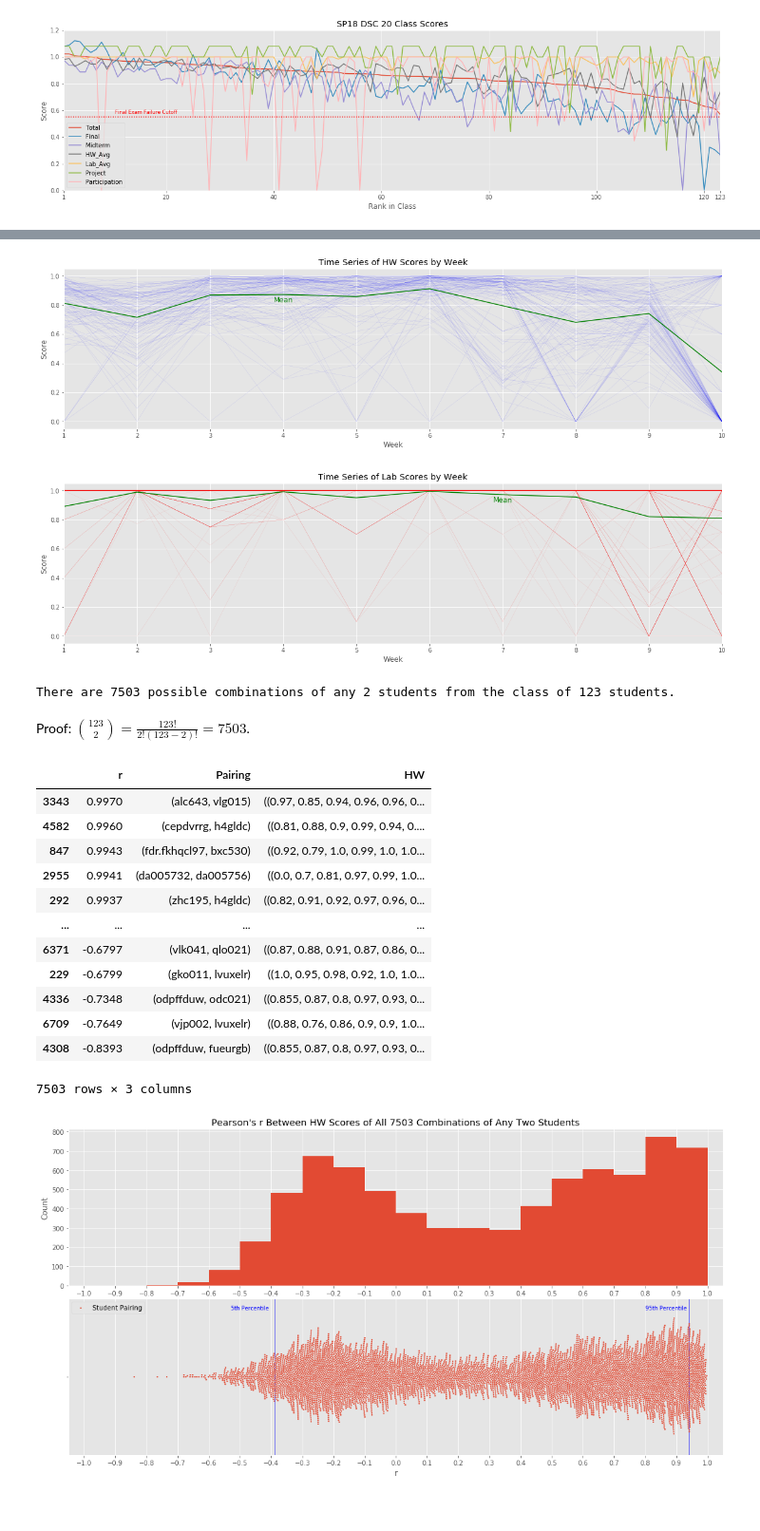
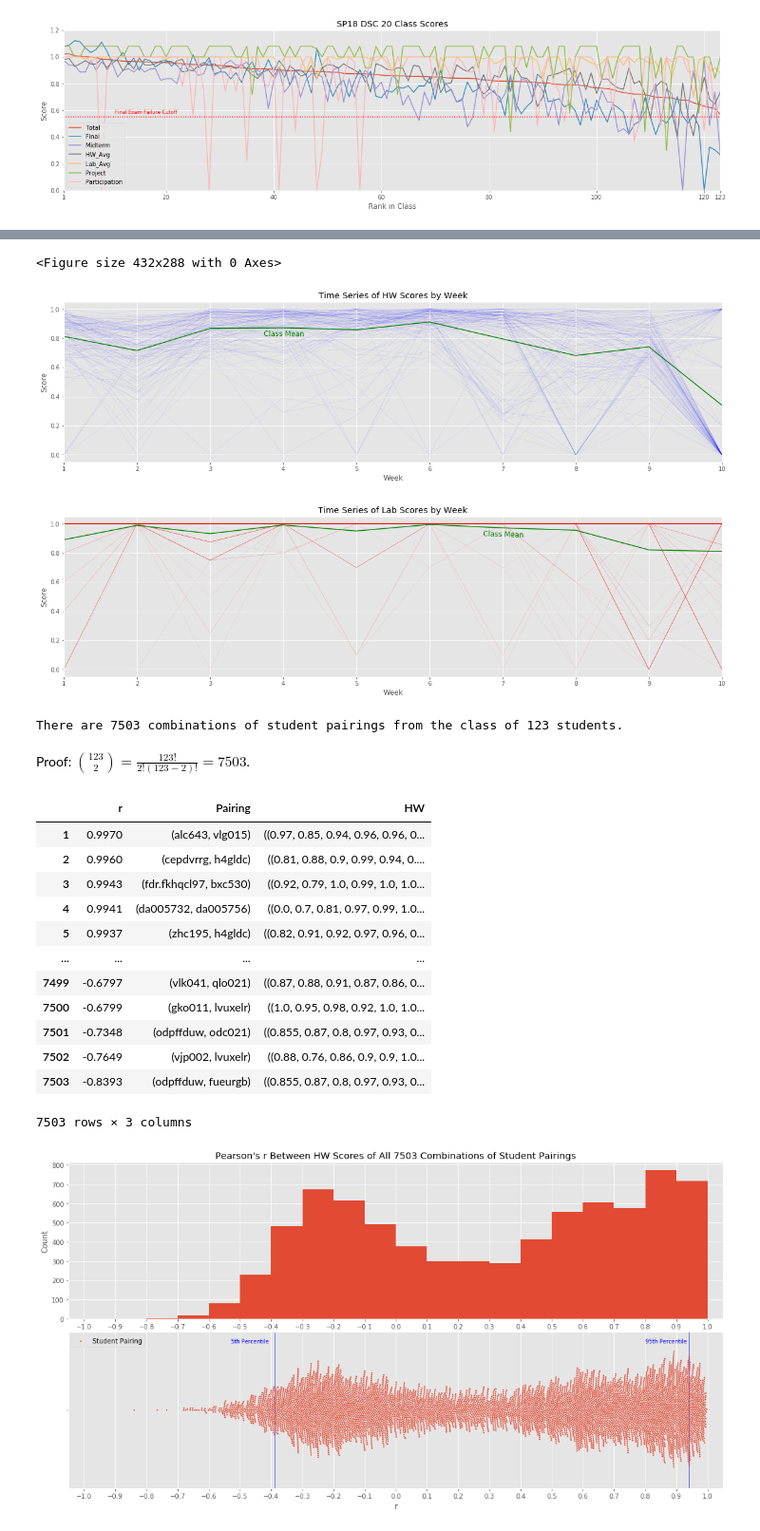
Before and after one commit to dleestat/grades, a Jupyter notebook: Grades.ipynb, the cells around one changed output, grey strips where cells are left out. Shown at 95% size. Cells and saved outputs as stored; diff of their text form; code cells hidden in the pictures.

```diff
--- a/Grades.ipynb
+++ b/Grades.ipynb
@@ -122,14 +123,14 @@ plt.xticks(list(range(20,n,20)) + [1,n]);
 criteria = 'Total', 'Final', 'Midterm', 'HW_Avg', 'Lab_Avg', 'Project', 'Participation'
 nrows = len(criteria)
 
-plt.figure(figsize=(12,1.5*nrows))
+plt.figure(figsize=(12,3.5*nrows))
 
 for i, criterion in enumerate(criteria, 1):
     data = df[criterion]
     mean, sd = np.mean(data), np.std(data)
 
     # Histogram
-    plt.subplot(nrows/2, 4, 2*i-1)
+    plt.subplot(nrows, 2, 2*i-1)
     data.hist(density=True)
     x = np.linspace(mean - 4*sd, mean + 4*sd, 1000)
     plt.plot(x, stats.gaussian_kde(data)(x), label='Kernel Density Estimation')
@@ -141,7 +142,7 @@ for i, criterion in enumerate(criteria, 1):
     plt.legend(loc='upper left')
 
     # Q-Q Plot
-    plt.subplot(nrows/2, 4, 2*i)
+    plt.subplot(nrows, 2, 2*i)
     stats.probplot(data, plot=plt)
     plt.title('Normal Q-Q Plot')
     plt.xlabel('Theoretical Quantiles of Normal Distribution')
@@ -183,0 +155,4 @@ plt.tight_layout()
+# %%
+fig = plt.figure()
+# %% [output]
+<Figure size 432x288 with 0 Axes>
@@ -184,64 +161,60 @@ plt.tight_layout()
 # %%
-hw_averages, lab_averages = tuple(map(np.mean, zip(*df['HW']))), tuple(map(np.mean, zip(*df['Lab'])))
-weeks = range(1,11)
+hw_mean, lab_mean = tuple(map(np.mean, zip(*df['HW']))), tuple(map(np.mean, zip(*df['Lab'])))
 
-hw = 'HW', 'b', hw_averages
-lab = 'Lab', 'r', lab_averages
 texts = []
-
-for assignment, color, averages in hw, lab:
+for assignment, color, mean in ('HW','b',hw_mean), ('Lab','r',lab_mean):
     plt.figure(figsize=(20,5))
 
     # All scores
     for row in range(n):
         plt.plot(weeks, df.iloc[row][assignment], color, lw=.05)
 
     # Averages (and associated labels)
-    plt.plot(weeks, averages, 'g')
-    texts.append(plt.text(0, 0, 'Mean', color='g', size='large'))
+    plt.plot(weeks, mean, 'g')
+    texts.append(plt.text(0, 0, 'Class Mean', color='g', size='large'))
 
     plt.title('Time Series of {} Scores by Week'.format(assignment))
     plt.xlabel('Week')
     plt.ylabel('Score')
     plt.axis([1,10,-.05,1.05])
-    plt.xticks(range(1,11))
+    plt.xticks(weeks)
 
-plt.setp(texts[0], x=3.87, y=.82, rotation=-.5)
-plt.setp(texts[1], x=6.87, y=.92, rotation=-2);
-
+plt.setp(texts[0], x=3.73, y=.815, rotation=-.5)
+plt.setp(texts[1], x=6.73, y=.918, rotation=-2);
 #explain drops in scores, drops, non graded
 # %% [output]
 [figure]
-[figure, old version]
+[figure, new version]
 # %%
 hw_correlations = {}
 for a, b in combinations(range(n), 2):
     hw_correlations[a, b] = stats.pearsonr(df.iloc[a]['HW'], df.iloc[b]['HW'])[0]
 pairs = len(hw_correlations)
-print('There are {} possible combinations of any 2 students from the class of {} students.'.format(pairs, n))
+print('There are {} combinations of student pairings from the class of {} students.'.format(pairs, n))
 # %% [output]
-There are 7503 possible combinations of any 2 students from the class of 123 students.
+There are 7503 combinations of student pairings from the class of 123 students.
 # %% [markdown]
 Proof: $\binom{123}{2}=\frac{123!}{2!(123-2)!}=7503$.
 # %%
 df_hw = pd.DataFrame(list(hw_correlations.items()), columns=['Pairing','r'])
 df_hw['HW']      = df_hw['Pairing'].apply(lambda pair: (df.iloc[pair[0]]['HW'], df.iloc[pair[1]]['HW']))
 df_hw['Pairing'] = df_hw['Pairing'].apply(lambda pair: (df.iloc[pair[0]]['ID'], df.iloc[pair[1]]['ID']))
-df_hw = df_hw[['r','Pairing','HW']].sort_values('r',ascending=False)
+df_hw = df_hw[['r','Pairing','HW']].sort_values('r',ascending=False).reset_index(drop=True)
+df_hw.index += 1
 df_hw
 # %% [output]
 |  | r | Pairing | HW |
-| 3343 | 0.9970 | (alc643, vlg015) | ((0.97, 0.85, 0.94, 0.96, 0.96, 0... |
-| 4582 | 0.9960 | (cepdvrrg, h4gldc) | ((0.81, 0.88, 0.9, 0.99, 0.94, 0.... |
-| 847 | 0.9943 | (fdr.fkhqcl97, bxc530) | ((0.92, 0.79, 1.0, 0.99, 1.0, 1.0... |
-| 2955 | 0.9941 | (da005732, da005756) | ((0.0, 0.7, 0.81, 0.97, 0.99, 1.0... |
-| 292 | 0.9937 | (zhc195, h4gldc) | ((0.82, 0.91, 0.92, 0.97, 0.96, 0... |
+| 1 | 0.9970 | (alc643, vlg015) | ((0.97, 0.85, 0.94, 0.96, 0.96, 0... |
+| 2 | 0.9960 | (cepdvrrg, h4gldc) | ((0.81, 0.88, 0.9, 0.99, 0.94, 0.... |
+| 3 | 0.9943 | (fdr.fkhqcl97, bxc530) | ((0.92, 0.79, 1.0, 0.99, 1.0, 1.0... |
+| 4 | 0.9941 | (da005732, da005756) | ((0.0, 0.7, 0.81, 0.97, 0.99, 1.0... |
+| 5 | 0.9937 | (zhc195, h4gldc) | ((0.82, 0.91, 0.92, 0.97, 0.96, 0... |
 | ... | ... | ... | ... |
-| 6371 | -0.6797 | (vlk041, qlo021) | ((0.87, 0.88, 0.91, 0.87, 0.86, 0... |
-| 229 | -0.6799 | (gko011, lvuxelr) | ((1.0, 0.95, 0.98, 0.92, 1.0, 1.0... |
-| 4336 | -0.7348 | (odpffduw, odc021) | ((0.855, 0.87, 0.8, 0.97, 0.93, 0... |
-| 6709 | -0.7649 | (vjp002, lvuxelr) | ((0.88, 0.76, 0.86, 0.9, 0.9, 1.0... |
-| 4308 | -0.8393 | (odpffduw, fueurgb) | ((0.855, 0.87, 0.8, 0.97, 0.93, 0... |
+| 7499 | -0.6797 | (vlk041, qlo021) | ((0.87, 0.88, 0.91, 0.87, 0.86, 0... |
+| 7500 | -0.6799 | (gko011, lvuxelr) | ((1.0, 0.95, 0.98, 0.92, 1.0, 1.0... |
+| 7501 | -0.7348 | (odpffduw, odc021) | ((0.855, 0.87, 0.8, 0.97, 0.93, 0... |
+| 7502 | -0.7649 | (vjp002, lvuxelr) | ((0.88, 0.76, 0.86, 0.9, 0.9, 1.0... |
+| 7503 | -0.8393 | (odpffduw, fueurgb) | ((0.855, 0.87, 0.8, 0.97, 0.93, 0... |
 7503 rows × 3 columns
 # %%
 plt.figure(figsize=(15,8))
```
Also changed, not shown: parts of 9 cells of this notebook.
